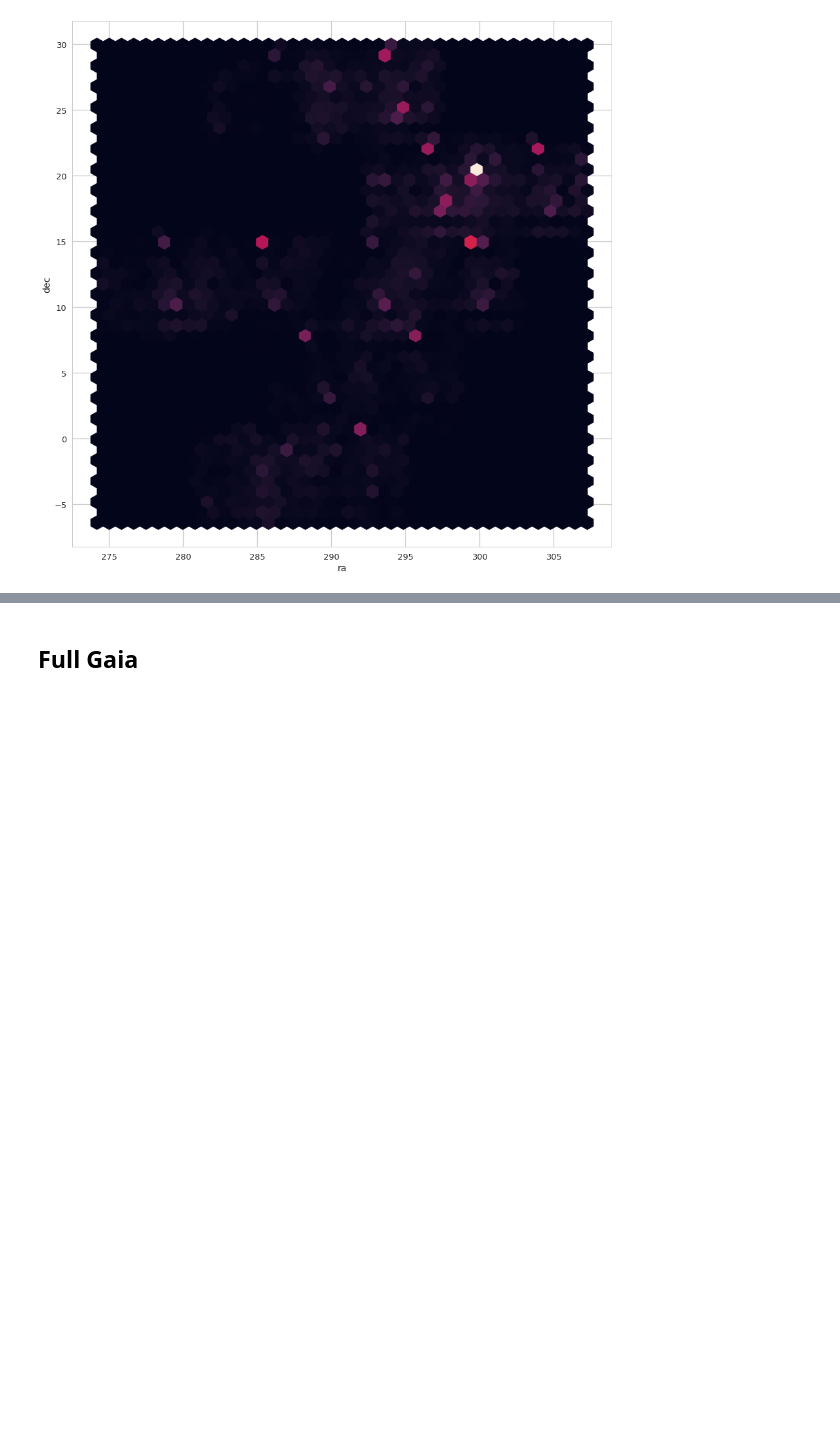
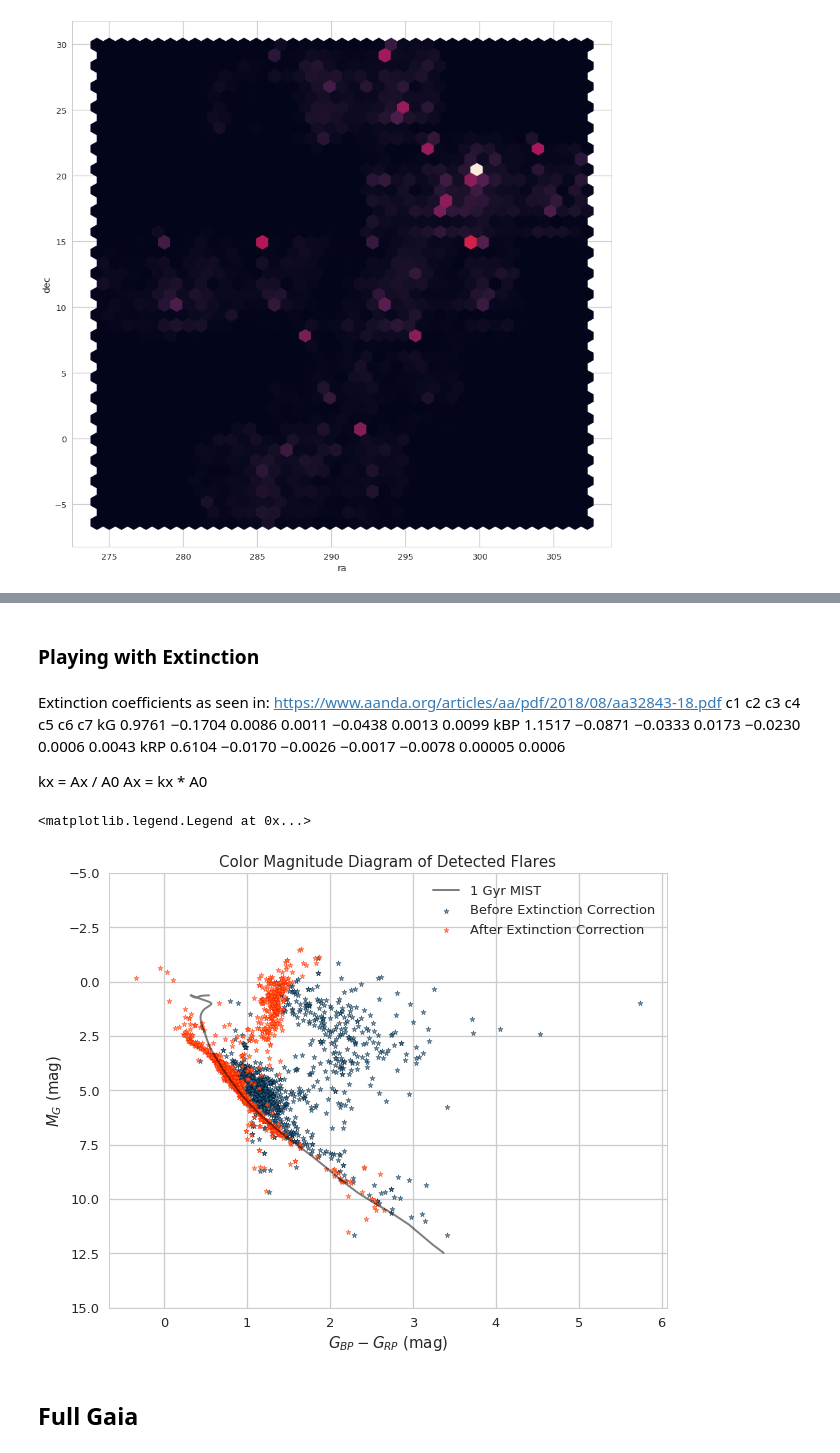
Before and after one commit to courtk32/stellar_flares, a Jupyter notebook: Flare_Analysis_All_Stats.ipynb, the cells around one changed output, grey strips where cells are left out. Cells and saved outputs as stored; diff of their text form; code cells hidden in the pictures; blank space fills up the shorter version.

```diff
--- a/Flare_Analysis_All_Stats.ipynb
+++ b/Flare_Analysis_All_Stats.ipynb
@@ -223,0 +199,20 @@ https://pandas.pydata.org/pandas-docs/stable/indexing.html#deprecate-loc-reindex
+# %% [markdown]
+### Playing with Extinction
+# %% [markdown]
+Extinction coefficients as seen in: https://www.aanda.org/articles/aa/pdf/2018/08/aa32843-18.pdf
+c1 c2 c3 c4 c5 c6 c7
+kG 0.9761 −0.1704 0.0086 0.0011 −0.0438 0.0013 0.0099
+kBP 1.1517 −0.0871 −0.0333 0.0173 −0.0230 0.0006 0.0043
+kRP 0.6104 −0.0170 −0.0026 −0.0017 −0.0078 0.00005 0.0006
+
+kx = Ax / A0
+Ax = kx * A0
+# %%
+g_c1,g_c2,g_c3,g_c4,g_c5,g_c6,g_c7 = [0.9761, -0.1704, 0.0086, 0.0011, -0.0438, 0.0013, 0.0099]
+bp_c1,bp_c2,bp_c3,bp_c4,bp_c5,bp_c6,bp_c7 = [1.1517, -0.0871, -0.0333, 0.0173, -0.0230, 0.0006, 0.0043]
+rp_c1,rp_c2,rp_c3,rp_c4,rp_c5,rp_c6,rp_c7 = [0.6104, -0.0170, -0.0026, -0.0017, -0.0078, 0.00005, 0.0006]
+# %%
+def extinction_coef(GBP, GRP, A0, c1, c2, c3, c4, c5, c6, c7):
+    k = (c1 + c2*(GBP - GRP) + c3*(GBP - GRP)**2 + c4*(GBP - GRP)**3
+         + c5*A0 + c6*A0**2 + c7*(GBP - GRP)*A0)
+    return k
@@ -224,3 +244,40 @@ https://pandas.pydata.org/pandas-docs/stable/indexing.html#deprecate-loc-reindex
+# %%
+gaia_ext = gaia.loc[(gaia['a_g_val'] > 0) &
+                    np.isfinite(gaia[u'parallax']) &
+                    (gaia[u'phot_bp_mean_flux_error']/gaia[u'phot_bp_mean_flux'] < 0.05) &
+                    (gaia[u'phot_rp_mean_flux_error']/gaia[u'phot_rp_mean_flux'] < 0.05) &
+                    (gaia[u'phot_g_mean_flux_error']/gaia[u'phot_g_mean_flux'] < 0.02) &
+                    (gaia[u'parallax_error'] / gaia[u'parallax'] < .5)]
+# %%
+g_mag, bp_rp_mag = cmd_mags(gaia_ext)
+# %%
+#And then you can call it like this:
+LL = LUM(gaia_ext['phot_g_mean_flux'].values, gaia_ext['parallax'].values)
+
+#And use it like this:
+fig = plt.figure(figsize=(10,8))
+plt.xlabel('$G_{BP} - G_{RP}$ (mag)', size=15)
+plt.title('Color Magnitude Diagram of Detected Flares', size=15)
+plt.plot(mist['Gaia_BP_DR2Rev'].values[mist_ms1] - mist['Gaia_RP_DR2Rev'].values[mist_ms1],
+         mist['Gaia_G_DR2Rev'].values[mist_ms1], c='k', lw=2, alpha=0.5, label = '1 Gyr MIST')
+#plt.plot(mist['Gaia_BP_DR2Rev'].values[mist_ms1] - mist['Gaia_RP_DR2Rev'].values[mist_ms1],
+#         mist['Gaia_G_DR2Rev'].values[mist_ms1] - 0.7526, c='k', lw=2, alpha=0.5, linestyle='--')
+plt.ylabel('$M_G$ (mag)', size=15)
+#plt.ylim(15,4.5)
+
+
+plt.scatter(gaia_ext['bp_rp'], gaia_ext['phot_g_mean_mag'] - 5. * np.log10(1000./gaia_ext[u'parallax']) + 5,
+            alpha=0.75, s=30, edgecolors='black', label='Before Extinction Correction', marker='*')
+plt.scatter(bp_rp_mag, g_mag, alpha=0.75, s=30, edgecolors='red',
+            label='After Extinction Correction', marker='*')
+
+
+plt.ylim(15,-5)
+plt.legend()
+#fig.savefig('CMD_extinction_correction.png')
+# %% [output]
+<matplotlib.legend.Legend at 0x...>
+[figure, added]
 # %% [markdown]
 ## Full Gaia
 # %%
```
Also changed, not shown: parts of 73 cells of this notebook.
